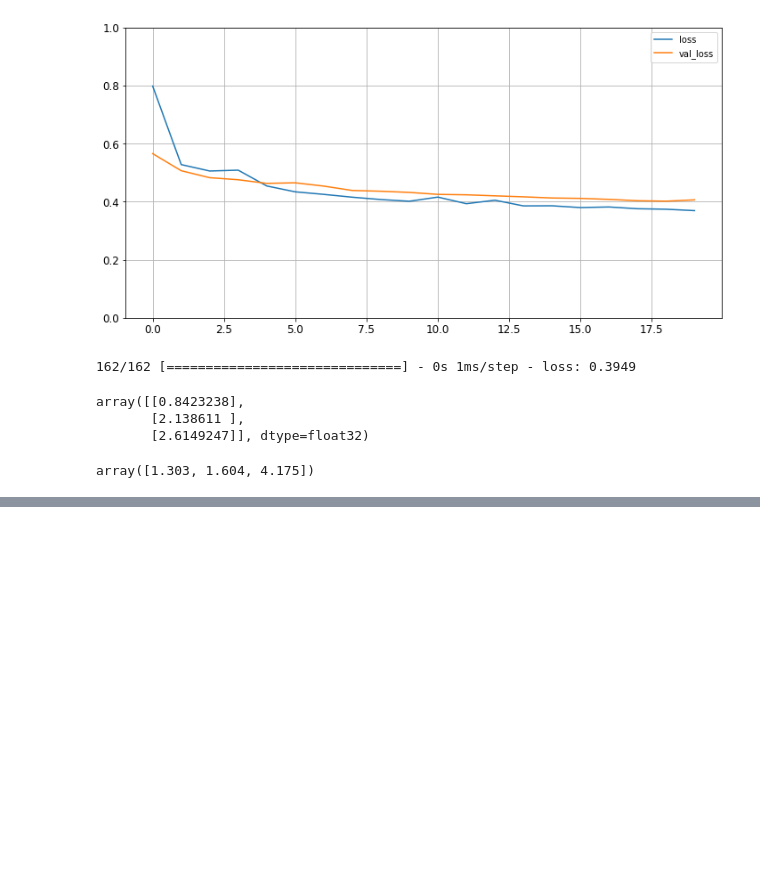
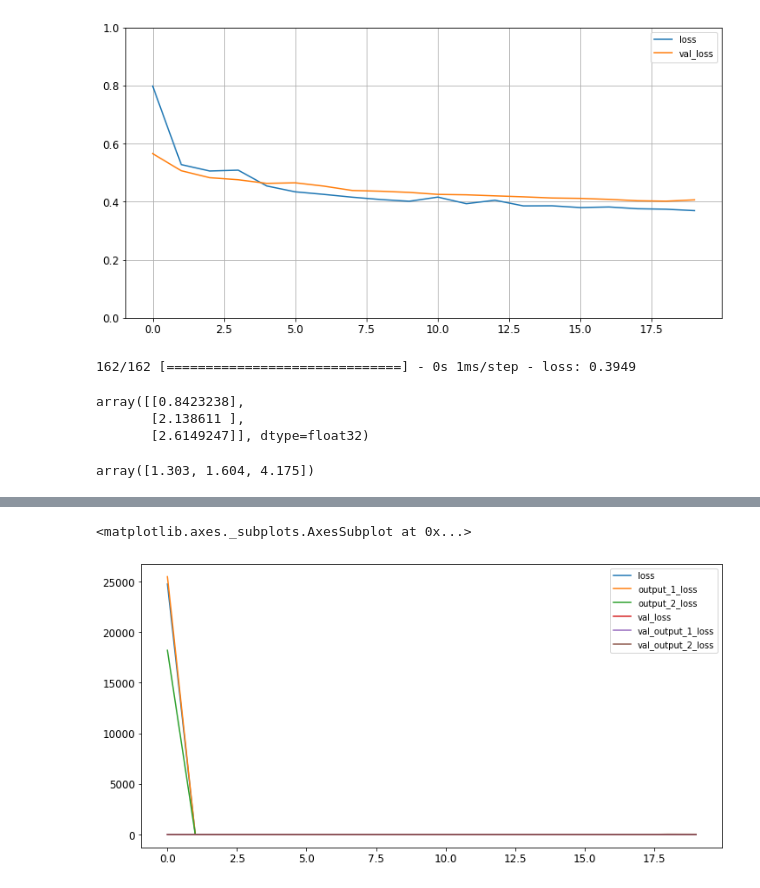
Before and after one commit to SMS-NED16/FYP-DL, a Jupyter notebook: ML-Hands-On/10_neural_nets_keras/Hands_on_ML_10_Examples.ipynb, the cells around one changed output, grey strips where cells are left out. Saved outputs shown, nothing was run; the diff lists cells and outputs as text; code cells hidden in the pictures; blank space fills up the shorter version.

```diff
--- a/ML-Hands-On/10_neural_nets_keras/Hands_on_ML_10_Examples.ipynb
+++ b/ML-Hands-On/10_neural_nets_keras/Hands_on_ML_10_Examples.ipynb
@@ -508,0 +537,6 @@ array([1.303, 1.604, 4.175])
+# %%
+# Indexing to create inputs for the WDNN
+X_train_A, X_train_B = X_train[:, :5], X_train[:, 2:]
+X_valid_A, X_valid_B = X_valid[:, :5], X_valid[:, 2:]
+X_test_A, X_test_B = X_test[:, :5], X_test[:, 2:]
+X_new_A, X_new_B = X_test_A[:3], X_test_B[:3]
@@ -508,0 +582,17 @@ array([1.303, 1.604, 4.175])
+# %%
+# Create an instance of this class
+model = WideAndDeepModel(30, activation='relu')
+# %%
+# Compile the model - main output loss has higher weight than aux loss
+model.compile(loss='mse', loss_weights=[0.9, 0.1], optimizer='adam')
+# %%
+# Fit the model
+subclassed_wdnn_history = model.fit((X_train_A, X_train_B), (y_train, y_train),
+                                    epochs=20,
+                                    validation_data=((X_valid_A, X_valid_B),
+                                                     (y_valid, y_valid)))
+# %%
+pd.DataFrame(subclassed_wdnn_history.history).plot(figsize=(12, 6 ))
+# %% [output]
+<matplotlib.axes._subplots.AxesSubplot at 0x...>
+[figure, added]
```
Also changed, not shown: parts of 49 cells of this notebook.
